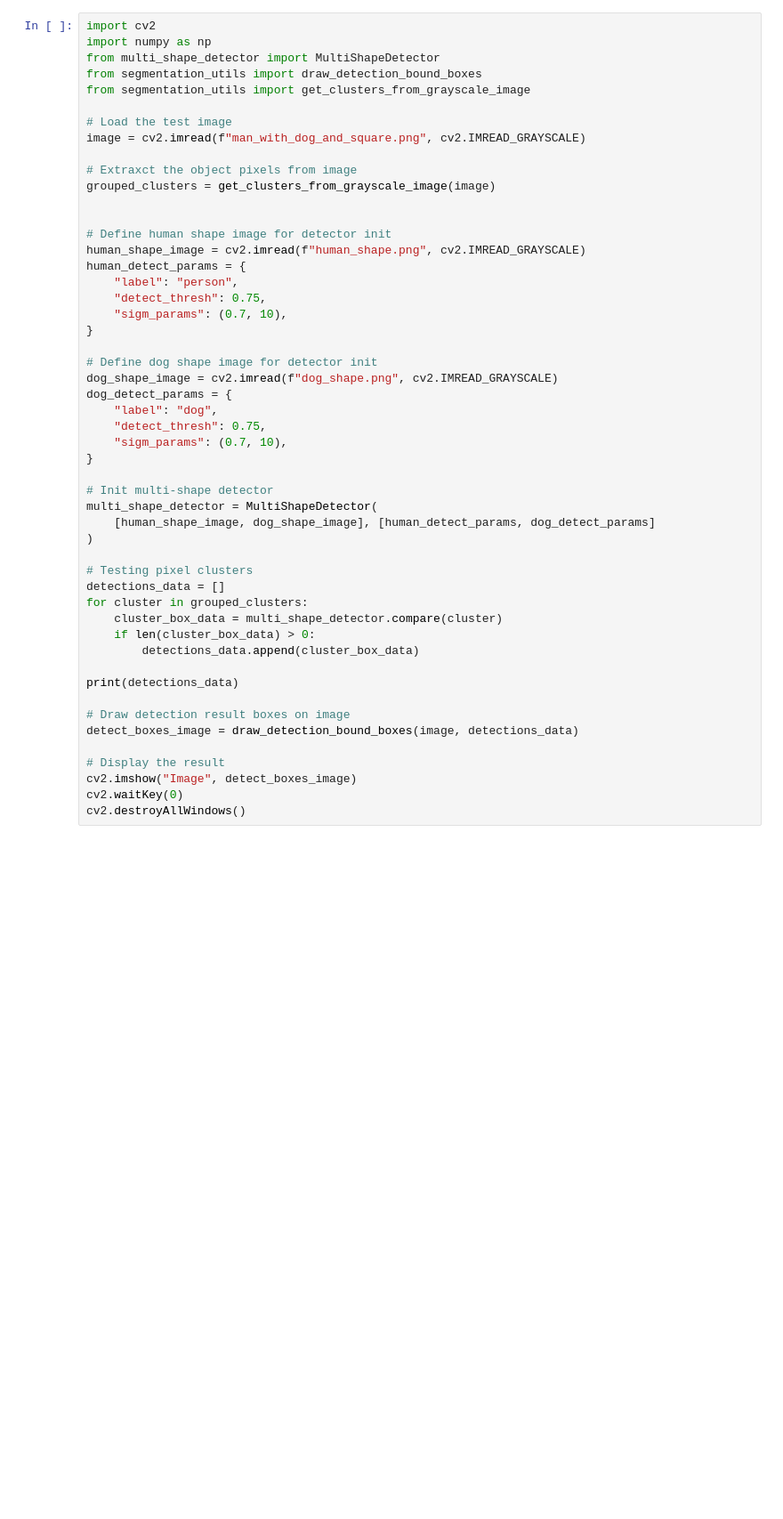
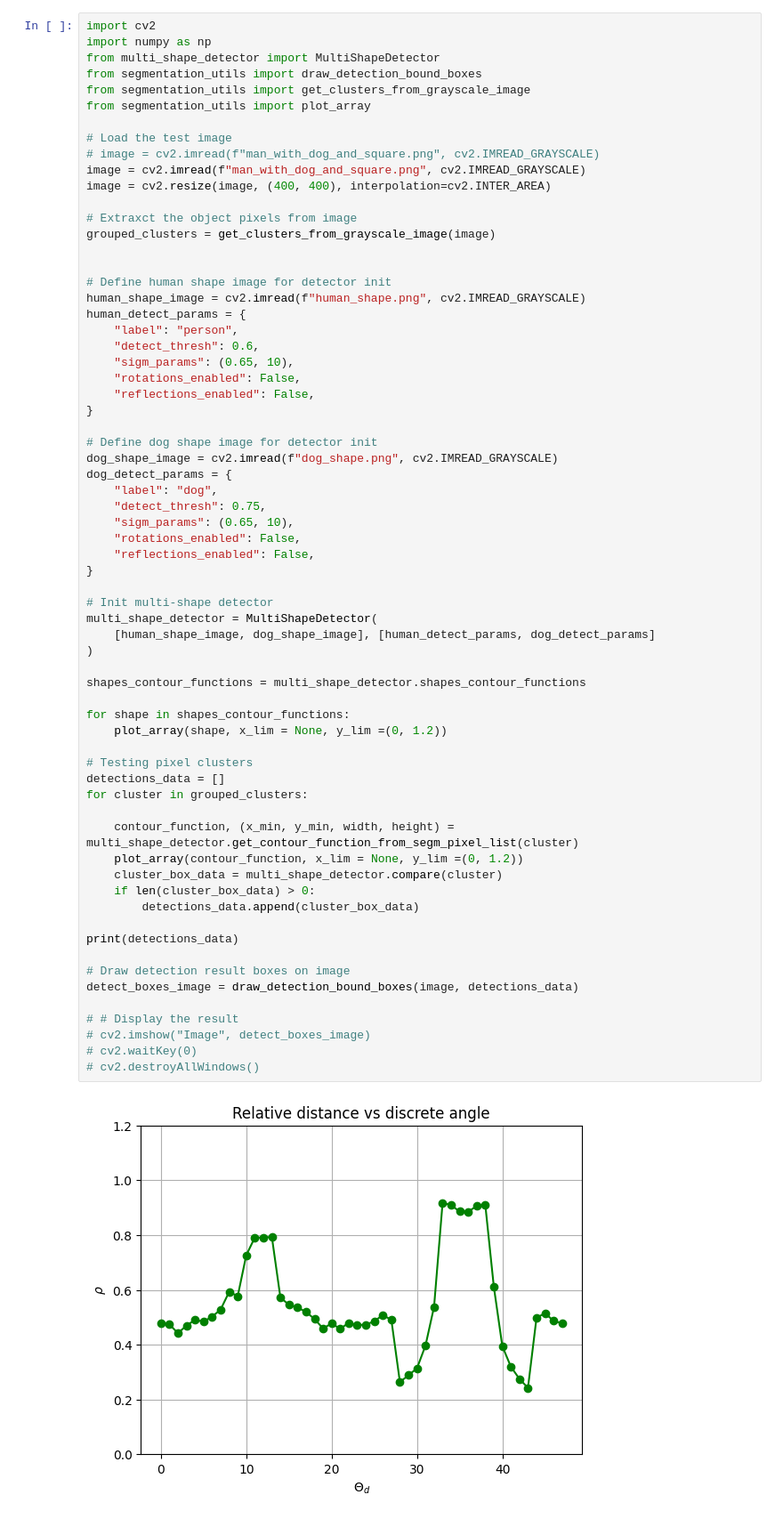
Before and after one commit to tomgiova97/custom-image-shape-detector, a Jupyter notebook: main.ipynb, the cells around one changed output. Shown at 89% size. Saved outputs shown, nothing was run; the diff lists cells and outputs as text; blank space fills up the shorter version.

```diff
--- a/main.ipynb
+++ b/main.ipynb
@@ -8,9 +11,12 @@ import numpy as np
 from multi_shape_detector import MultiShapeDetector
 from segmentation_utils import draw_detection_bound_boxes
 from segmentation_utils import get_clusters_from_grayscale_image
+from segmentation_utils import plot_array
 
 # Load the test image
+# image = cv2.imread(f"man_with_dog_and_square.png", cv2.IMREAD_GRAYSCALE)
 image = cv2.imread(f"man_with_dog_and_square.png", cv2.IMREAD_GRAYSCALE)
+image = cv2.resize(image, (400, 400), interpolation=cv2.INTER_AREA)
 
 # Extraxct the object pixels from image
 grouped_clusters = get_clusters_from_grayscale_image(image)
@@ -20,37 +26,50 @@ grouped_clusters = get_clusters_from_grayscale_image(image)
 human_shape_image = cv2.imread(f"human_shape.png", cv2.IMREAD_GRAYSCALE)
 human_detect_params = {
     "label": "person",
-    "detect_thresh": 0.75,
-    "sigm_params": (0.7, 10),
+    "detect_thresh": 0.6,
+    "sigm_params": (0.65, 10),
+    "rotations_enabled": False,
+    "reflections_enabled": False,
 }
 
 # Define dog shape image for detector init
 dog_shape_image = cv2.imread(f"dog_shape.png", cv2.IMREAD_GRAYSCALE)
 dog_detect_params = {
     "label": "dog",
     "detect_thresh": 0.75,
-    "sigm_params": (0.7, 10),
+    "sigm_params": (0.65, 10),
+    "rotations_enabled": False,
+    "reflections_enabled": False,
 }
 
 # Init multi-shape detector
 multi_shape_detector = MultiShapeDetector(
     [human_shape_image, dog_shape_image], [human_detect_params, dog_detect_params]
 )
 
+shapes_contour_functions = multi_shape_detector.shapes_contour_functions
+
+for shape in shapes_contour_functions:
+    plot_array(shape, x_lim = None, y_lim =(0, 1.2))
+
 # Testing pixel clusters
 detections_data = []
 for cluster in grouped_clusters:
+
+    contour_function, (x_min, y_min, width, height) = multi_shape_detector.get_contour_function_from_segm_pixel_list(cluster)
+    plot_array(contour_function, x_lim = None, y_lim =(0, 1.2))
     cluster_box_data = multi_shape_detector.compare(cluster)
     if len(cluster_box_data) > 0:
         detections_data.append(cluster_box_data)
 
 print(detections_data)
 
 # Draw detection result boxes on image
 detect_boxes_image = draw_detection_bound_boxes(image, detections_data)
 
-# Display the result
-cv2.imshow("Image", detect_boxes_image)
-cv2.waitKey(0)
-cv2.destroyAllWindows()
+# # Display the result
+# cv2.imshow("Image", detect_boxes_image)
+# cv2.waitKey(0)
+# cv2.destroyAllWindows()
 # %% [output]
+[figure, added]
```
Also changed, not shown: parts of 2 cells of this notebook, 3 other files.
